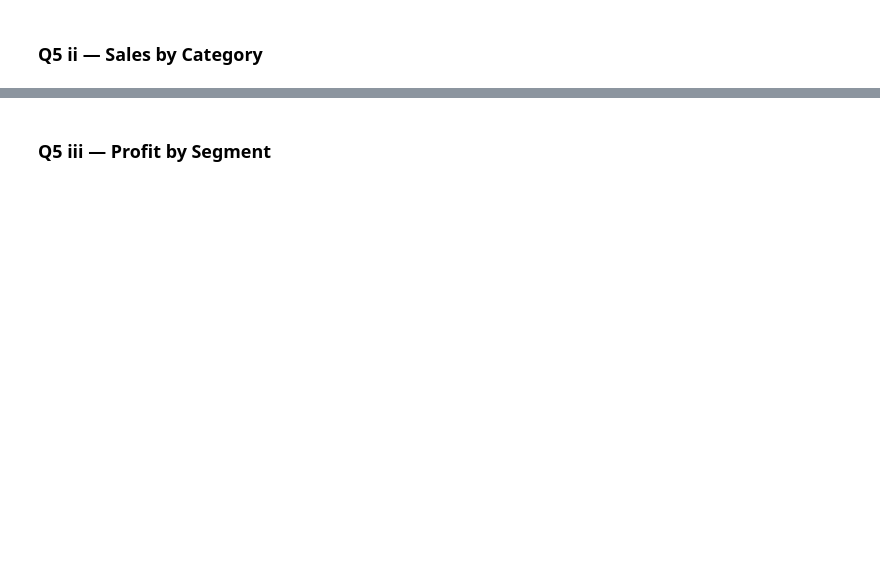
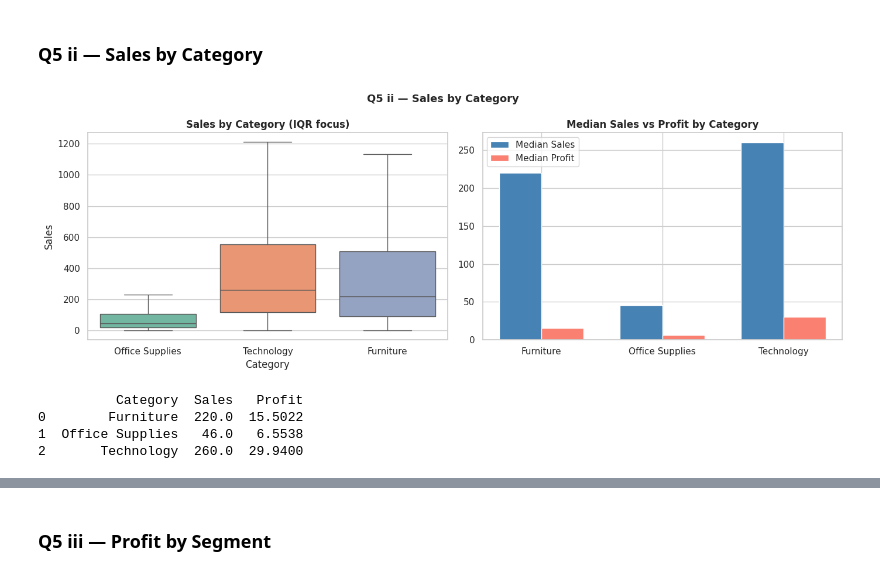
Before and after one commit to manidixit16/Exploratory-Data-Analysis-Assignment, a Jupyter notebook: notebooks/Mani_Dixit_PGDSAI3.ipynb, the cells around one changed output, grey strips where cells are left out. Drawn from its saved outputs; the diff is of its cells as text; code cells hidden in the pictures; blank space fills up the shorter version.

```diff
--- a/notebooks/Mani_Dixit_PGDSAI3.ipynb
+++ b/notebooks/Mani_Dixit_PGDSAI3.ipynb
@@ -19,5 +17,5 @@ plt.rcParams['figure.figsize'] = (10, 5)
 plt.rcParams['figure.dpi'] = 100
 sns.set_theme(style='whitegrid', palette='Set2')
 
-df_raw = pd.read_csv('../data/raw/superstore.csv')
+df_raw = pd.read_csv('superstore.csv')
 df_raw.head()
@@ -325,17 +484,26 @@ for cat in df['Category'].unique():
 # %%
 fig, axes = plt.subplots(1, 2, figsize=(14, 5))
 sns.boxplot(data=df, x='Category', y='Sales', ax=axes[0], palette='Set2', showfliers=False)
 axes[0].set_title('Sales by Category (IQR focus)', fontweight='bold')
+
 medians = df.groupby('Category')[['Sales','Profit']].median().reset_index()
-x = range(len(medians)); width = 0.35
+x = range(len(medians))
+width = 0.35
 axes[1].bar([i - width/2 for i in x], medians['Sales'], width, label='Median Sales', color='steelblue')
 axes[1].bar([i + width/2 for i in x], medians['Profit'], width, label='Median Profit', color='salmon')
 axes[1].set_xticks(list(x)); axes[1].set_xticklabels(medians['Category'])
 axes[1].legend(); axes[1].set_title('Median Sales vs Profit by Category', fontweight='bold')
+
 plt.suptitle('Q5 ii — Sales by Category', fontsize=13, fontweight='bold')
 plt.tight_layout()
 plt.savefig('q5_sales_category.png', bbox_inches='tight')
 plt.show()
 print(medians)
+# %% [output]
+[figure, added]
+          Category  Sales   Profit
+0        Furniture  220.0  15.5022
+1  Office Supplies   46.0   6.5538
+2       Technology  260.0  29.9400
 # %% [markdown]
 **Q5 ii — Insights:**
```
Also changed, not shown: parts of 63 cells of this notebook.
